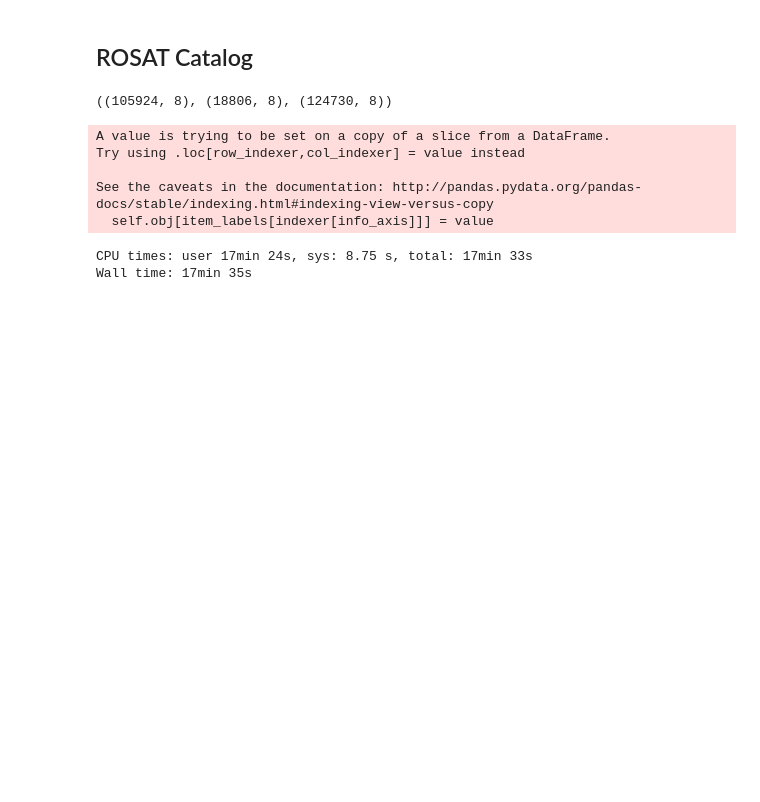
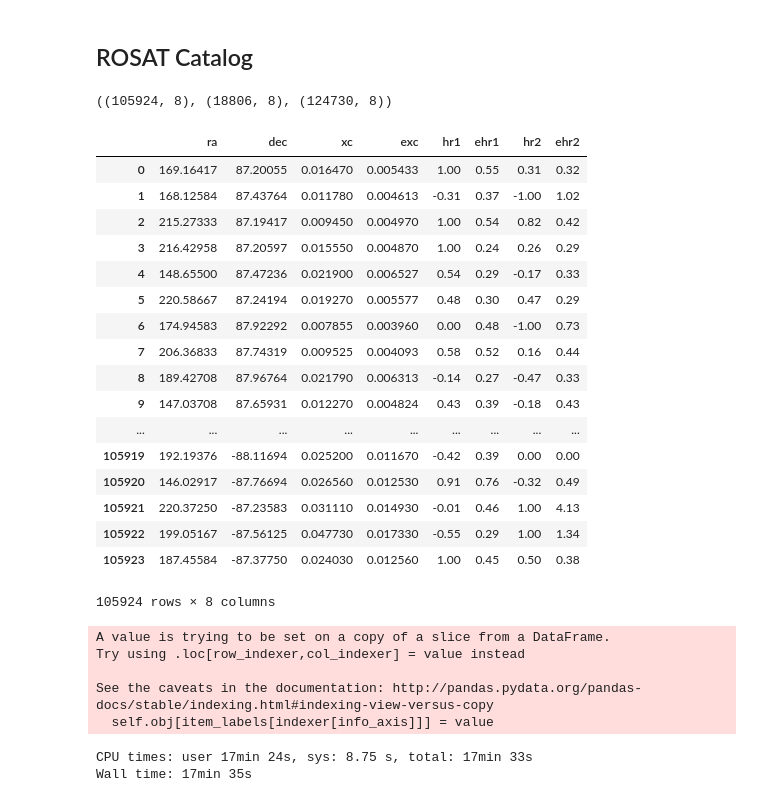
Before and after one commit to leogulus/XRay-Project, a Jupyter notebook: 01_combining_catalog.ipynb, the cells around one changed output. Saved outputs shown, nothing was run; the diff lists cells and outputs as text; code cells hidden in the pictures; blank space fills up the shorter version.

```diff
--- a/01_combining_catalog.ipynb
+++ b/01_combining_catalog.ipynb
@@ -220,6 +220,27 @@ rosat=data_df.append(data_df2).reset_index(drop=True)
 data_df.shape, data_df2.shape, rosat.shape
 # %% [output]
 ((105924, 8), (18806, 8), (124730, 8))
+# %%
+data_df
+# %% [output]
+|  | ra | dec | xc | exc | hr1 | ehr1 | hr2 | ehr2 |
+| 0 | 169.16417 | 87.20055 | 0.016470 | 0.005433 | 1.00 | 0.55 | 0.31 | 0.32 |
+| 1 | 168.12584 | 87.43764 | 0.011780 | 0.004613 | -0.31 | 0.37 | -1.00 | 1.02 |
+| 2 | 215.27333 | 87.19417 | 0.009450 | 0.004970 | 1.00 | 0.54 | 0.82 | 0.42 |
+| 3 | 216.42958 | 87.20597 | 0.015550 | 0.004870 | 1.00 | 0.24 | 0.26 | 0.29 |
+| 4 | 148.65500 | 87.47236 | 0.021900 | 0.006527 | 0.54 | 0.29 | -0.17 | 0.33 |
+| 5 | 220.58667 | 87.24194 | 0.019270 | 0.005577 | 0.48 | 0.30 | 0.47 | 0.29 |
+| 6 | 174.94583 | 87.92292 | 0.007855 | 0.003960 | 0.00 | 0.48 | -1.00 | 0.73 |
+| 7 | 206.36833 | 87.74319 | 0.009525 | 0.004093 | 0.58 | 0.52 | 0.16 | 0.44 |
+| 8 | 189.42708 | 87.96764 | 0.021790 | 0.006313 | -0.14 | 0.27 | -0.47 | 0.33 |
+| 9 | 147.03708 | 87.65931 | 0.012270 | 0.004824 | 0.43 | 0.39 | -0.18 | 0.43 |
+| ... | ... | ... | ... | ... | ... | ... | ... | ... |
+| 105919 | 192.19376 | -88.11694 | 0.025200 | 0.011670 | -0.42 | 0.39 | 0.00 | 0.00 |
+| 105920 | 146.02917 | -87.76694 | 0.026560 | 0.012530 | 0.91 | 0.76 | -0.32 | 0.49 |
+| 105921 | 220.37250 | -87.23583 | 0.031110 | 0.014930 | -0.01 | 0.46 | 1.00 | 4.13 |
+| 105922 | 199.05167 | -87.56125 | 0.047730 | 0.017330 | -0.55 | 0.29 | 1.00 | 1.34 |
+| 105923 | 187.45584 | -87.37750 | 0.024030 | 0.012560 | 1.00 | 0.45 | 0.50 | 0.38 |
+105924 rows × 8 columns
 # %%
 #older version, square radius and no uncertainty for flux
 rad=30.0*0.000277777778 #10 arcsec in deg
```
Also changed, not shown: parts of 6 cells of this notebook, 12 other files.
